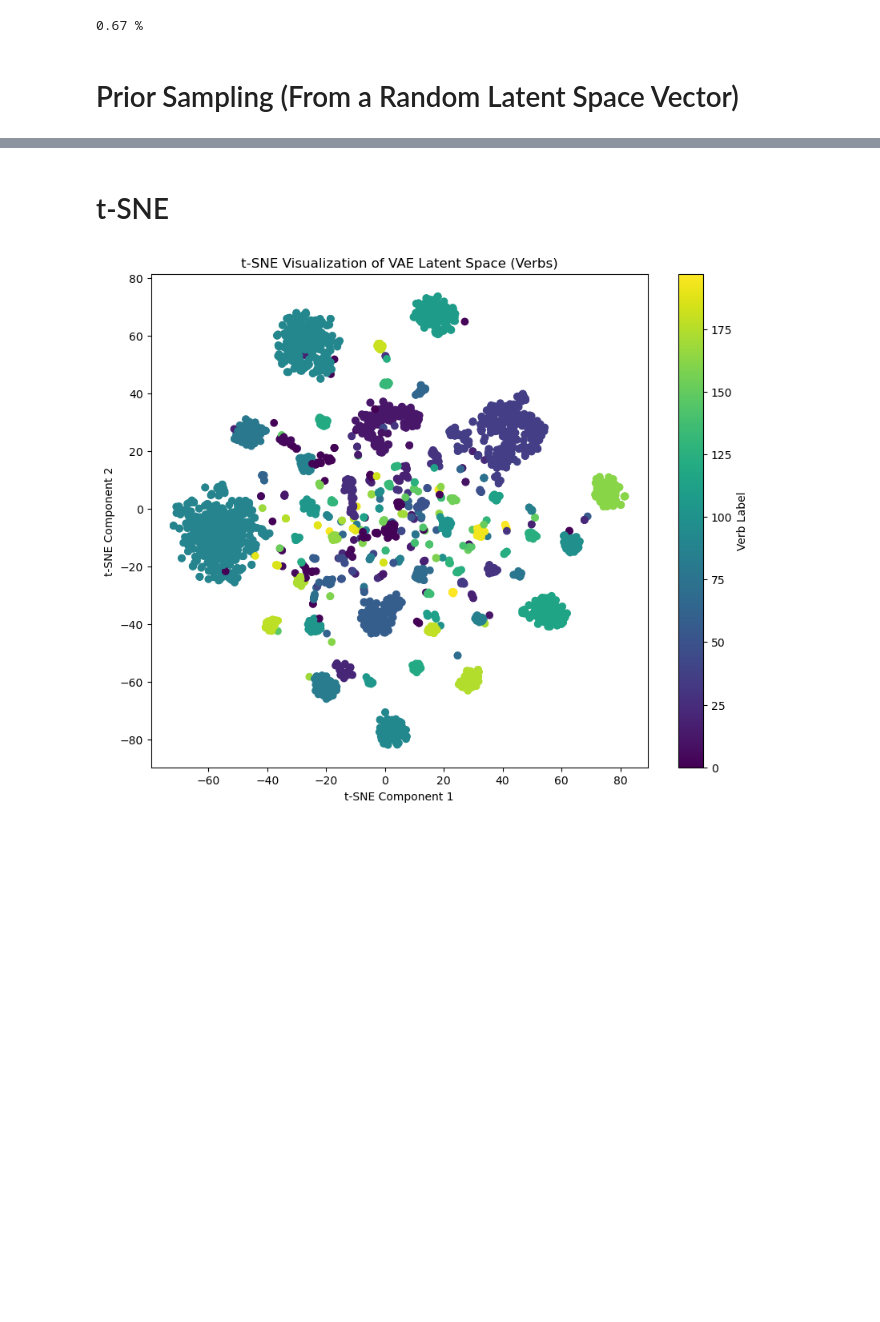
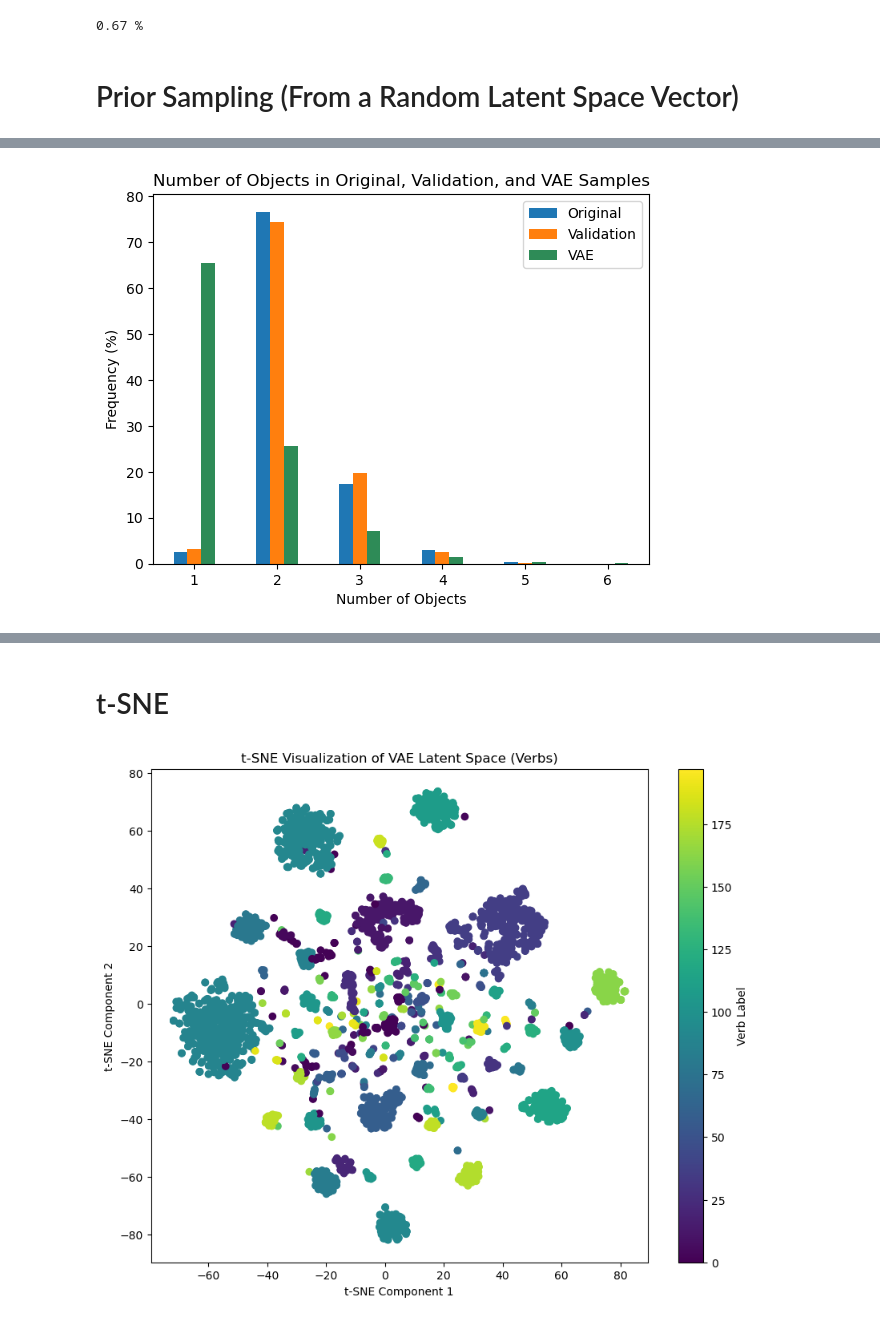
Before and after one commit to scoleri-mr/easg_classification, a Jupyter notebook: evaluating_vae.ipynb, the cells around one changed output, grey strips where cells are left out. Cells and saved outputs as stored; diff of their text form; code cells hidden in the pictures; blank space fills up the shorter version.

```diff
--- a/evaluating_vae.ipynb
+++ b/evaluating_vae.ipynb
@@ -331,6 +326,6 @@ compare_statistics_v2(objs_list_original, objs_list_vae, objs_list_val, objs, 't
 # %%
 rels_list_original = [triplet[2].item() for triplets in triplets_original for triplet in triplets]
 rels_list_original_val = [triplet[2].item() for triplets in triplets_original_val for triplet in triplets]
-rels_list_diffusion = [triplet[2].item() for triplets in decoded_triplets for triplet in triplets]
+rels_list_vae = [triplet[2].item() for triplets in decoded_triplets for triplet in triplets]
 
-compare_statistics_v2(rels_list_original, rels_list_diffusion, rels_list_original_val, rels, 'train dataset', 'validation dataset', 'VAE samples', 'Rels', other=False)
+compare_statistics_v2(rels_list_original, rels_list_original_val, rels_list_vae, rels, 'train dataset', 'validation dataset', 'VAE samples', 'Rels', other=False)
@@ -338,0 +332,77 @@ compare_statistics_v2(rels_list_original, rels_list_diffusion, rels_list_origina
+# %%
+runs = [8795]
+graph_types = ['gat']
+betas = [1]
+
+for i,run_number in enumerate(runs):
+    # load the vae
+    from utils import load_model, get_pred_and_gt, verb_accuracy, handle_verbs_out, to_triplets, topk_verb_accuracy
+    from evaluation_utils import find_checkpoint
+    from utils import get_pred_triplets
+
+    model_path_vae = find_checkpoint('experiments/vae_final/', run_number)
+    print(model_path_vae)
+    beta = betas[i]
+    graph_type = graph_types[i]
+    vae = load_model('vae', model_path_vae, separate=True, output_dim=256, graph_type=graph_types[i])
+
+    num_samples = 10000
+    codes_dim = 256
+    decoder = vae.decoder.to(device)
+    decoded_samples = decoder(torch.randn(num_samples, codes_dim).to(device))
+    decoded_triplets = get_pred_triplets(decoded_samples[0], decoded_samples[1])
+
+    import matplotlib.pyplot as plt
+    import pandas as pd
+
+    # Get the number of objects in each training, validation, and VAE sample
+    num_objects_train = [triplets_original[i].size(0) for i in range(len(triplets_original))]
+    num_objects_val = [triplets_original_val[i].size(0) for i in range(len(triplets_original_val))]
+    num_objects_diff = [decoded_triplets[i].size(0) for i in range(len(decoded_triplets))]
+
+    # Convert to pandas Series
+    objects_train_pd = pd.Series(num_objects_train, name='Original')
+    objects_val_pd = pd.Series(num_objects_val, name='Validation')
+    objects_diff_pd = pd.Series(num_objects_diff, name='VAE')
+
+    # Get value counts and sort by index
+    objects_train_count = objects_train_pd.value_counts().sort_index()
+    objects_train_count = objects_train_count * 100 / objects_train_count.sum()
+
+    objects_val_count = objects_val_pd.value_counts().sort_index()
+    objects_val_count = objects_val_count * 100 / objects_val_count.sum()
+
+    objects_diff_count = objects_diff_pd.value_counts().sort_index()
+    objects_diff_count = objects_diff_count * 100 / objects_diff_count.sum()
+
+    # Combine all Series into a DataFrame
+    objects_count_df = pd.DataFrame({
+        'Original': objects_train_count,
+        'Validation': objects_val_count,
+        'VAE': objects_diff_count
+    }).fillna(0)
+
+    # Plot the data
+    objects_count_df.plot.bar(color=['#1f77b4', '#ff7f0e', 'seagreen'])
+    plt.xticks(rotation=0)
+    plt.title('Number of Objects in Original, Validation, and VAE Samples')
+    plt.xlabel('Number of Objects')
+    plt.ylabel('Frequency (%)')
+    plt.savefig(f'vae_final_plots2/{run_number}_{graph_types[i]}_{str(beta)}_nodes.jpg', format='jpg', dpi=500)
+    plt.show()
+
+    verbs_list_original = [triplet[0].item() for triplets in triplets_original for triplet in triplets]
+    verbs_list_val = [triplet[0].item() for triplets in triplets_original_val for triplet in triplets]
+    verbs_list_vae = [triplet[0].item() for triplets in decoded_triplets for triplet in triplets]
+    compare_statistics_v2(verbs_list_original, verbs_list_val, verbs_list_vae, graph_type, beta, verbs, 'train dataset', 'validation dataset', 'VAE samples', 'Verb')
+
+    objs_list_original = [triplet[1].item() for triplets in triplets_original for triplet in triplets]
+    objs_list_val = [triplet[1].item() for triplets in triplets_original_val for triplet in triplets]
+    objs_list_vae = [triplet[1].item() for triplets in decoded_triplets for triplet in triplets]
+    compare_statistics_v2(objs_list_original, objs_list_val, objs_list_vae, graph_type, beta, objs, 'train dataset','validation dataset', 'VAE samples', 'Objects', other=False)
+
+    rels_list_original = [triplet[2].item() for triplets in triplets_original for triplet in triplets]
+    rels_list_original_val = [triplet[2].item() for triplets in triplets_original_val for triplet in triplets]
+    rels_list_vae = [triplet[2].item() for triplets in decoded_triplets for triplet in triplets]
+    compare_statistics_v2(rels_list_original, rels_list_original_val, rels_list_vae, graph_type, beta, rels, 'train dataset', 'validation dataset', 'VAE samples', 'Rels', other=False)
+# %% [output]
@@ -338,0 +412 @@ compare_statistics_v2(rels_list_original, rels_list_diffusion, rels_list_origina
+[figure, added]
```
Also changed, not shown: parts of 18 cells of this notebook, 2 other files.
